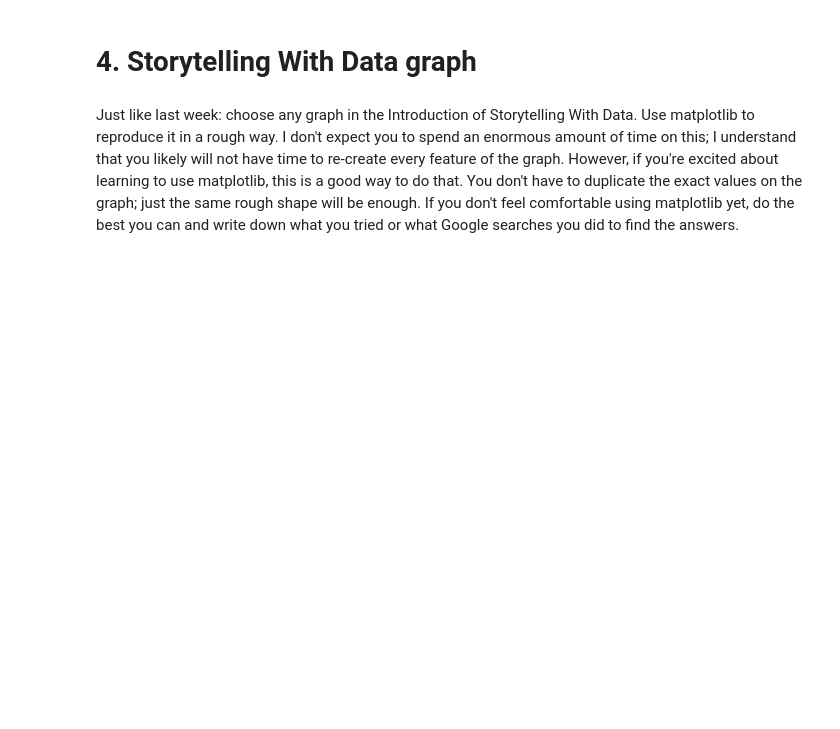
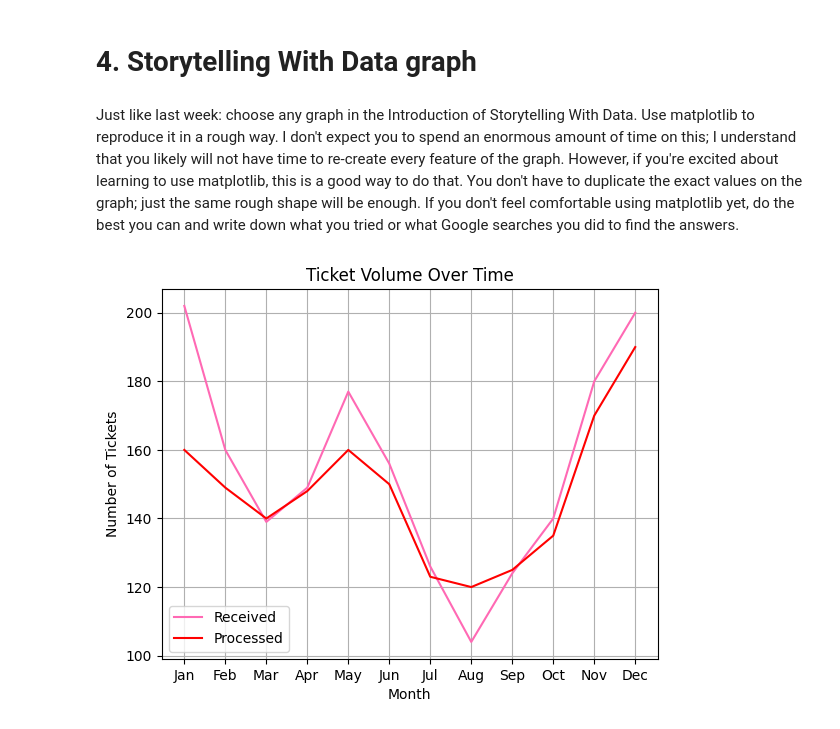
Before and after one commit to paumar2/DX699-MODB2, a Jupyter notebook: Week2.ipynb, the cells around one changed output. Saved outputs shown, nothing was run; the diff lists cells and outputs as text; code cells hidden in the pictures; blank space fills up the shorter version.

```diff
--- a/Week2.ipynb
+++ b/Week2.ipynb
@@ -248,3 +248,26 @@ Name: 0, dtype: float64
 # 4. Storytelling With Data graph
 # %% [markdown]
 Just like last week: choose any graph in the Introduction of Storytelling With Data. Use matplotlib to reproduce it in a rough way. I don't expect you to spend an enormous amount of time on this; I understand that you likely will not have time to re-create every feature of the graph. However, if you're excited about learning to use matplotlib, this is a good way to do that. You don't have to duplicate the exact values on the graph; just the same rough shape will be enough.  If you don't feel comfortable using matplotlib yet, do the best you can and write down what you tried or what Google searches you did to find the answers.
+# %%
+import matplotlib.pyplot as plt
+#remaking the "Ticket Volume Over Time" graph from the Introduction of the book (Figure 0.3)
+#create sample data:
+months = [
+    "Jan", "Feb", "Mar", 'Apr', "May", "Jun",
+    "Jul", "Aug", "Sep", "Oct", "Nov", "Dec"
+]
+received = [202, 160, 139, 149, 177, 156, 126, 104, 124, 140, 180, 200]
+processed = [160, 149, 140, 148, 160, 150, 123, 120, 125, 135, 170, 190]
+
+#plot
+plt.plot(months, received, label='Received', color='hotpink')
+plt.plot(months, processed, label='Processed', color='red')
+plt.title("Ticket Volume Over Time")
+plt.xlabel("Month")
+plt.ylabel("Number of Tickets")
+plt.legend()
+plt.grid(True)
+plt.tight_layout
+plt.show()
+# %% [output]
+[figure, added]
```
Also changed, not shown: parts of 1 cell of this notebook.
